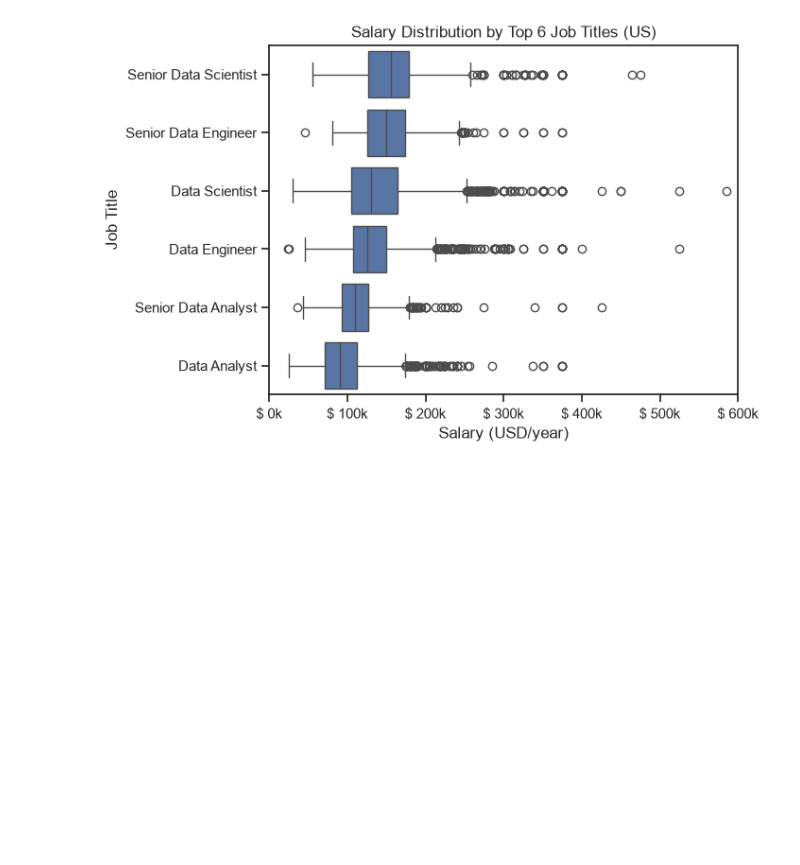
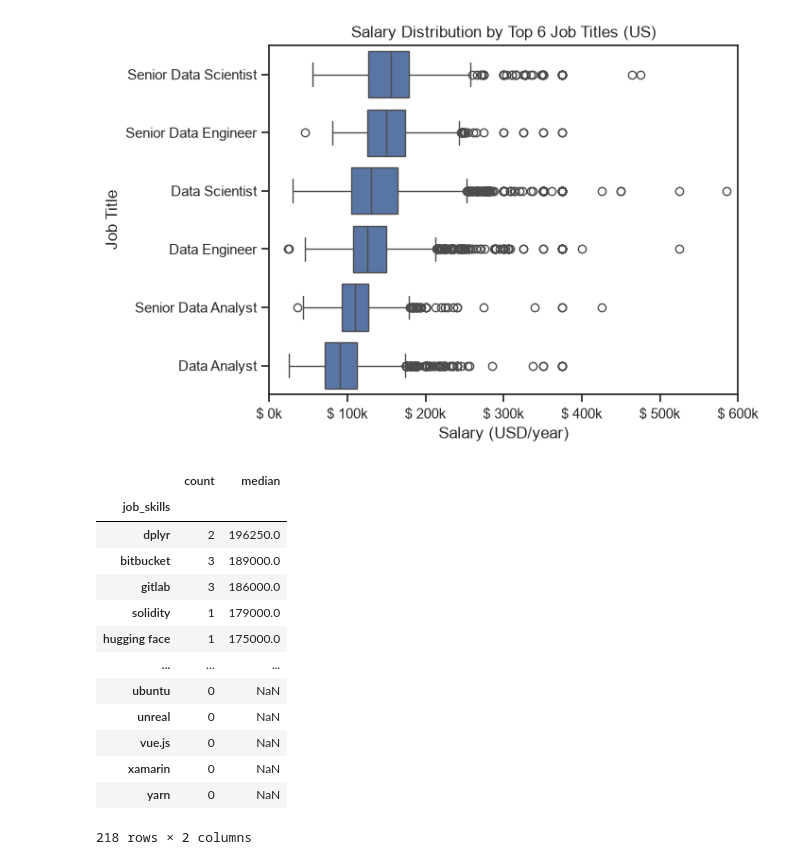
Before and after one commit to kamalbhandari-2006/PythonDataAnalyst, a Jupyter notebook: py_stuffs/Project.ipynb, the cells around one changed output. Saved outputs shown, nothing was run; the diff lists cells and outputs as text; code cells hidden in the pictures; blank space fills up the shorter version.

```diff
--- a/py_stuffs/Project.ipynb
+++ b/py_stuffs/Project.ipynb
@@ -326,2 +305,19 @@ plt.show()
 # %% [output]
 [figure]
+# %%
+highest_paying_skills
+# %% [output]
+|  | count | median |
+| job_skills |  |  |
+| dplyr | 2 | 196250.0 |
+| bitbucket | 3 | 189000.0 |
+| gitlab | 3 | 186000.0 |
+| solidity | 1 | 179000.0 |
+| hugging face | 1 | 175000.0 |
+| ... | ... | ... |
+| ubuntu | 0 | NaN |
+| unreal | 0 | NaN |
+| vue.js | 0 | NaN |
+| xamarin | 0 | NaN |
+| yarn | 0 | NaN |
+218 rows × 2 columns
```
Also changed, not shown: parts of 5 cells of this notebook.
